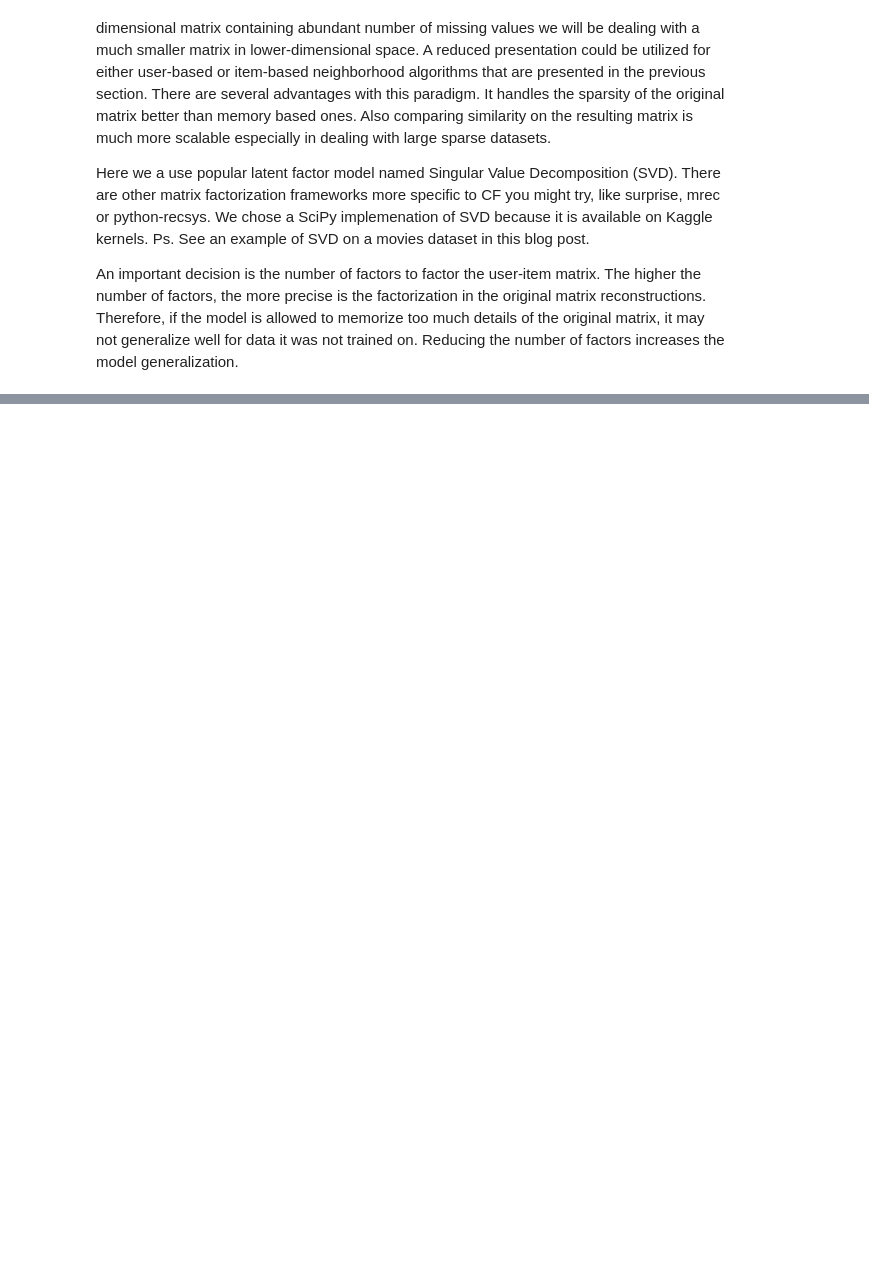
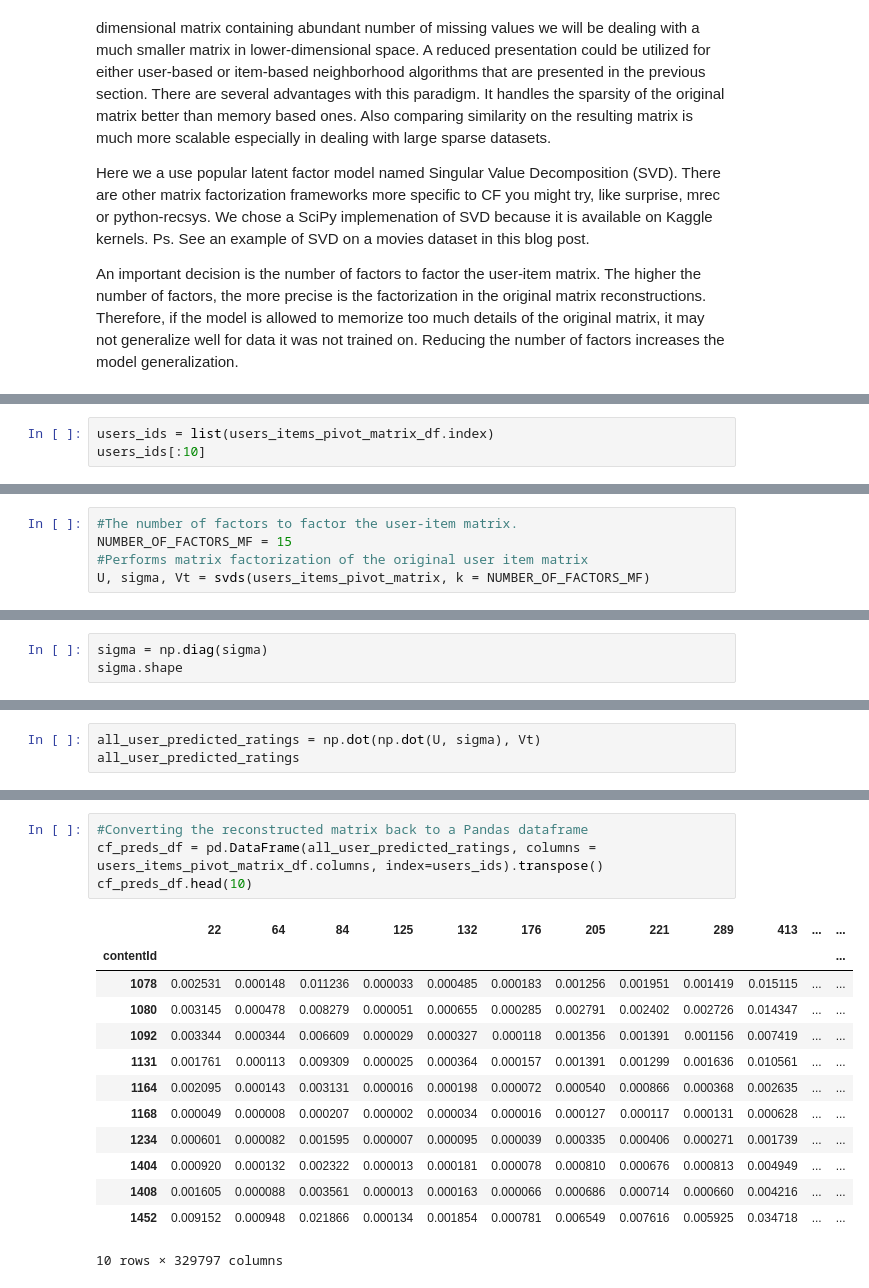
Before and after one commit to VladPrytula/RecommenderSystems, a Jupyter notebook: DataExploration.ipynb, the cells around one changed output, grey strips where cells are left out. Drawn from its saved outputs; the diff is of its cells as text; blank space fills up the shorter version.

```diff
--- a/DataExploration.ipynb
+++ b/DataExploration.ipynb
@@ -371,0 +387,3 @@ An important decision is the number of factors to factor the user-item matrix. T
+# %%
+users_ids = list(users_items_pivot_matrix_df.index)
+users_ids[:10]
@@ -371,0 +392,5 @@ An important decision is the number of factors to factor the user-item matrix. T
+# %%
+#The number of factors to factor the user-item matrix.
+NUMBER_OF_FACTORS_MF = 15
+#Performs matrix factorization of the original user item matrix
+U, sigma, Vt = svds(users_items_pivot_matrix, k = NUMBER_OF_FACTORS_MF)
@@ -371,0 +405,3 @@ An important decision is the number of factors to factor the user-item matrix. T
+# %%
+sigma = np.diag(sigma)
+sigma.shape
@@ -371,0 +412,3 @@ An important decision is the number of factors to factor the user-item matrix. T
+# %%
+all_user_predicted_ratings = np.dot(np.dot(U, sigma), Vt)
+all_user_predicted_ratings
@@ -371,0 +429,18 @@ An important decision is the number of factors to factor the user-item matrix. T
+# %%
+#Converting the reconstructed matrix back to a Pandas dataframe
+cf_preds_df = pd.DataFrame(all_user_predicted_ratings, columns = users_items_pivot_matrix_df.columns, index=users_ids).transpose()
+cf_preds_df.head(10)
+# %% [output]
+|  | 22 | 64 | 84 | 125 | 132 | 176 | 205 | 221 | 289 | 413 | ... | ... |
+| contentId |  |  |  |  |  |  |  |  |  |  |  | ... |
+| 1078 | 0.002531 | 0.000148 | 0.011236 | 0.000033 | 0.000485 | 0.000183 | 0.001256 | 0.001951 | 0.001419 | 0.015115 | ... | ... |
+| 1080 | 0.003145 | 0.000478 | 0.008279 | 0.000051 | 0.000655 | 0.000285 | 0.002791 | 0.002402 | 0.002726 | 0.014347 | ... | ... |
+| 1092 | 0.003344 | 0.000344 | 0.006609 | 0.000029 | 0.000327 | 0.000118 | 0.001356 | 0.001391 | 0.001156 | 0.007419 | ... | ... |
+| 1131 | 0.001761 | 0.000113 | 0.009309 | 0.000025 | 0.000364 | 0.000157 | 0.001391 | 0.001299 | 0.001636 | 0.010561 | ... | ... |
+| 1164 | 0.002095 | 0.000143 | 0.003131 | 0.000016 | 0.000198 | 0.000072 | 0.000540 | 0.000866 | 0.000368 | 0.002635 | ... | ... |
+| 1168 | 0.000049 | 0.000008 | 0.000207 | 0.000002 | 0.000034 | 0.000016 | 0.000127 | 0.000117 | 0.000131 | 0.000628 | ... | ... |
+| 1234 | 0.000601 | 0.000082 | 0.001595 | 0.000007 | 0.000095 | 0.000039 | 0.000335 | 0.000406 | 0.000271 | 0.001739 | ... | ... |
+| 1404 | 0.000920 | 0.000132 | 0.002322 | 0.000013 | 0.000181 | 0.000078 | 0.000810 | 0.000676 | 0.000813 | 0.004949 | ... | ... |
+| 1408 | 0.001605 | 0.000088 | 0.003561 | 0.000013 | 0.000163 | 0.000066 | 0.000686 | 0.000714 | 0.000660 | 0.004216 | ... | ... |
+| 1452 | 0.009152 | 0.000948 | 0.021866 | 0.000134 | 0.001854 | 0.000781 | 0.006549 | 0.007616 | 0.005925 | 0.034718 | ... | ... |
+10 rows × 329797 columns
```
Also changed, not shown: parts of 19 cells of this notebook.
